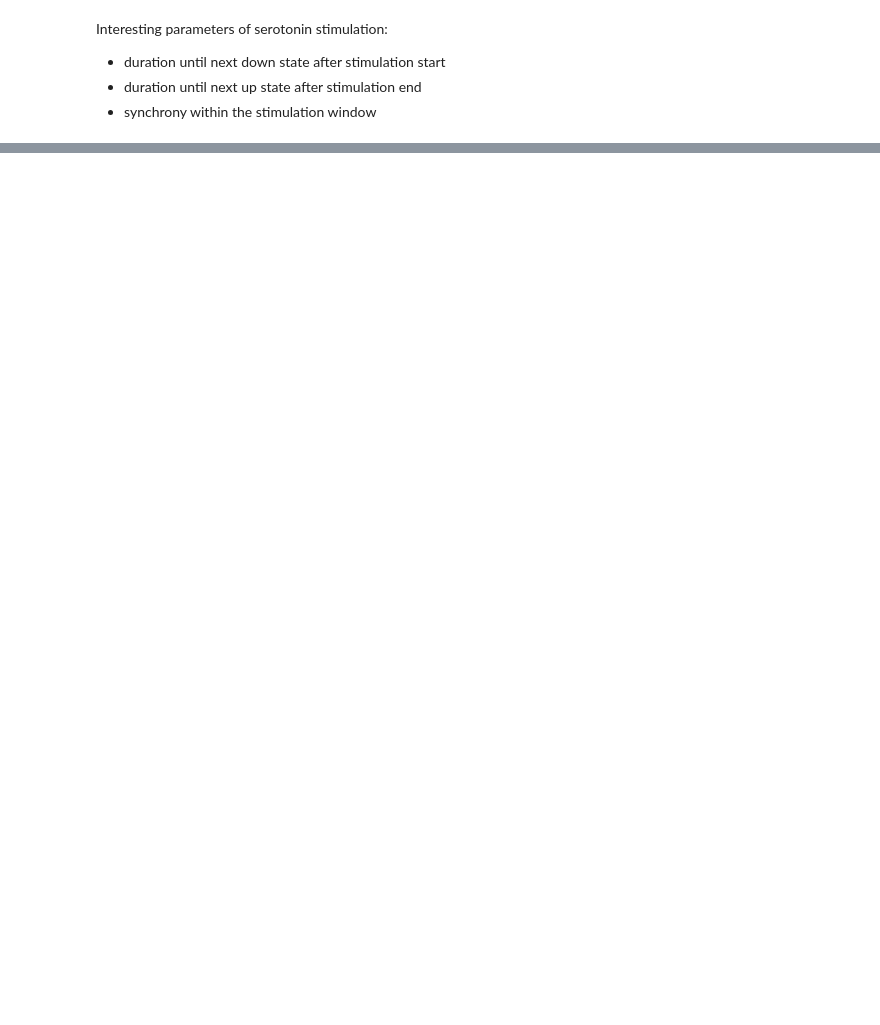
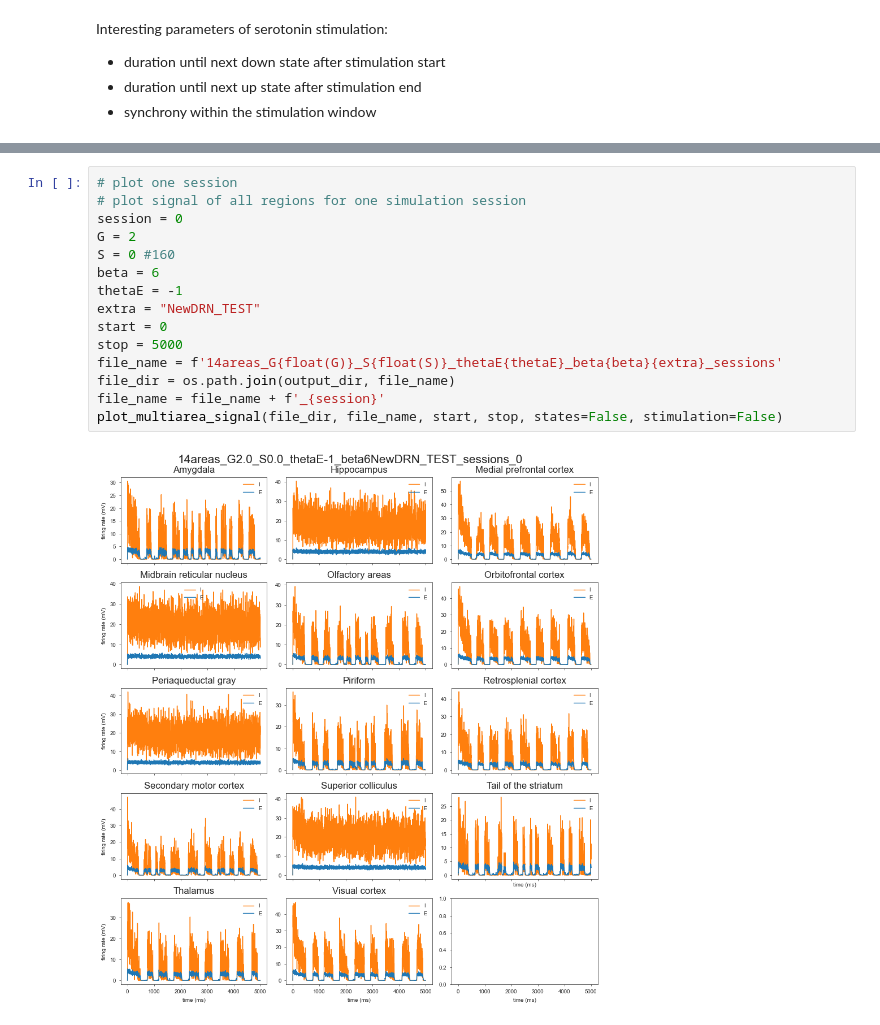
Before and after one commit to rosagross/SerotoninModelling, a Jupyter notebook: Analysis/Plotting Results.ipynb, the cells around one changed output, grey strips where cells are left out. Saved outputs shown, nothing was run; the diff lists cells and outputs as text; blank space fills up the shorter version.

```diff
--- a/Analysis/Plotting Results.ipynb
+++ b/Analysis/Plotting Results.ipynb
@@ -729,0 +1037,17 @@ synchrony: 0.6515803374058866
+# %%
+# plot one session
+# plot signal of all regions for one simulation session
+session = 0
+G = 2
+S = 0 #160
+beta = 6
+thetaE = -1
+extra = "NewDRN_TEST"
+start = 0
+stop = 5000
+file_name = f'14areas_G{float(G)}_S{float(S)}_thetaE{thetaE}_beta{beta}{extra}_sessions'
+file_dir = os.path.join(output_dir, file_name)
+file_name = file_name + f'_{session}'
+plot_multiarea_signal(file_dir, file_name, start, stop, states=False, stimulation=False)
+# %% [output]
+[figure, added]
```
Also changed, not shown: parts of 53 cells of this notebook, 3 other files.
